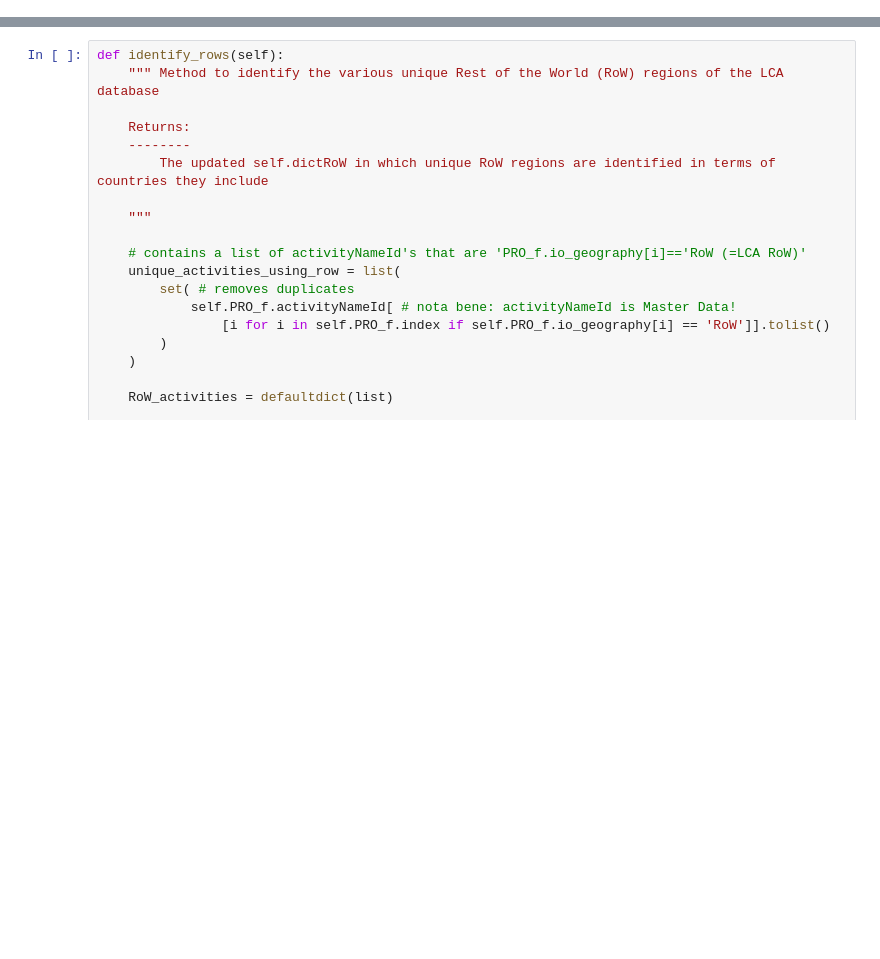
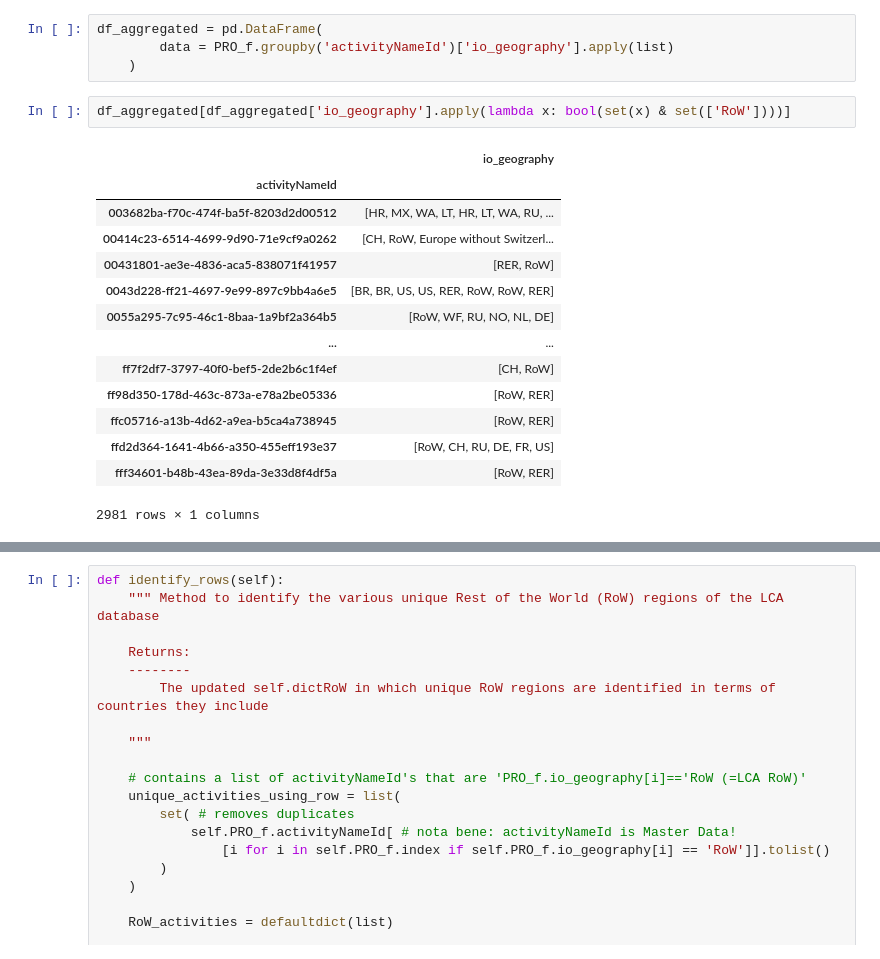
Before and after one commit to brightway-lca/bw_hybrid, a Jupyter notebook: dev/notebooks/function_refactoring/rest_of_world.ipynb, the cells around one changed output, grey strips where cells are left out. Cells and saved outputs as stored; diff of their text form; blank space fills up the shorter version.

```diff
--- a/dev/notebooks/function_refactoring/rest_of_world.ipynb
+++ b/dev/notebooks/function_refactoring/rest_of_world.ipynb
@@ -34,0 +225,21 @@ should look like:
+# %%
+df_aggregated = pd.DataFrame(
+        data = PRO_f.groupby('activityNameId')['io_geography'].apply(list)
+    )
+# %%
+df_aggregated[df_aggregated['io_geography'].apply(lambda x: bool(set(x) & set(['RoW'])))]
+# %% [output]
+|  | io_geography |
+| activityNameId |  |
+| 003682ba-f70c-474f-ba5f-8203d2d00512 | [HR, MX, WA, LT, HR, LT, WA, RU, ... |
+| 00414c23-6514-4699-9d90-71e9cf9a0262 | [CH, RoW, Europe without Switzerl... |
+| 00431801-ae3e-4836-aca5-838071f41957 | [RER, RoW] |
+| 0043d228-ff21-4697-9e99-897c9bb4a6e5 | [BR, BR, US, US, RER, RoW, RoW, RER] |
+| 0055a295-7c95-46c1-8baa-1a9bf2a364b5 | [RoW, WF, RU, NO, NL, DE] |
+| ... | ... |
+| ff7f2df7-3797-40f0-bef5-2de2b6c1f4ef | [CH, RoW] |
+| ff98d350-178d-463c-873a-e78a2be05336 | [RoW, RER] |
+| ffc05716-a13b-4d62-a9ea-b5ca4a738945 | [RoW, RER] |
+| ffd2d364-1641-4b66-a350-455eff193e37 | [RoW, CH, RU, DE, FR, US] |
+| fff34601-b48b-43ea-89da-3e33d8f4df5a | [RoW, RER] |
+2981 rows × 1 columns
```
Also changed, not shown: parts of 34 cells of this notebook, 4 other files.
